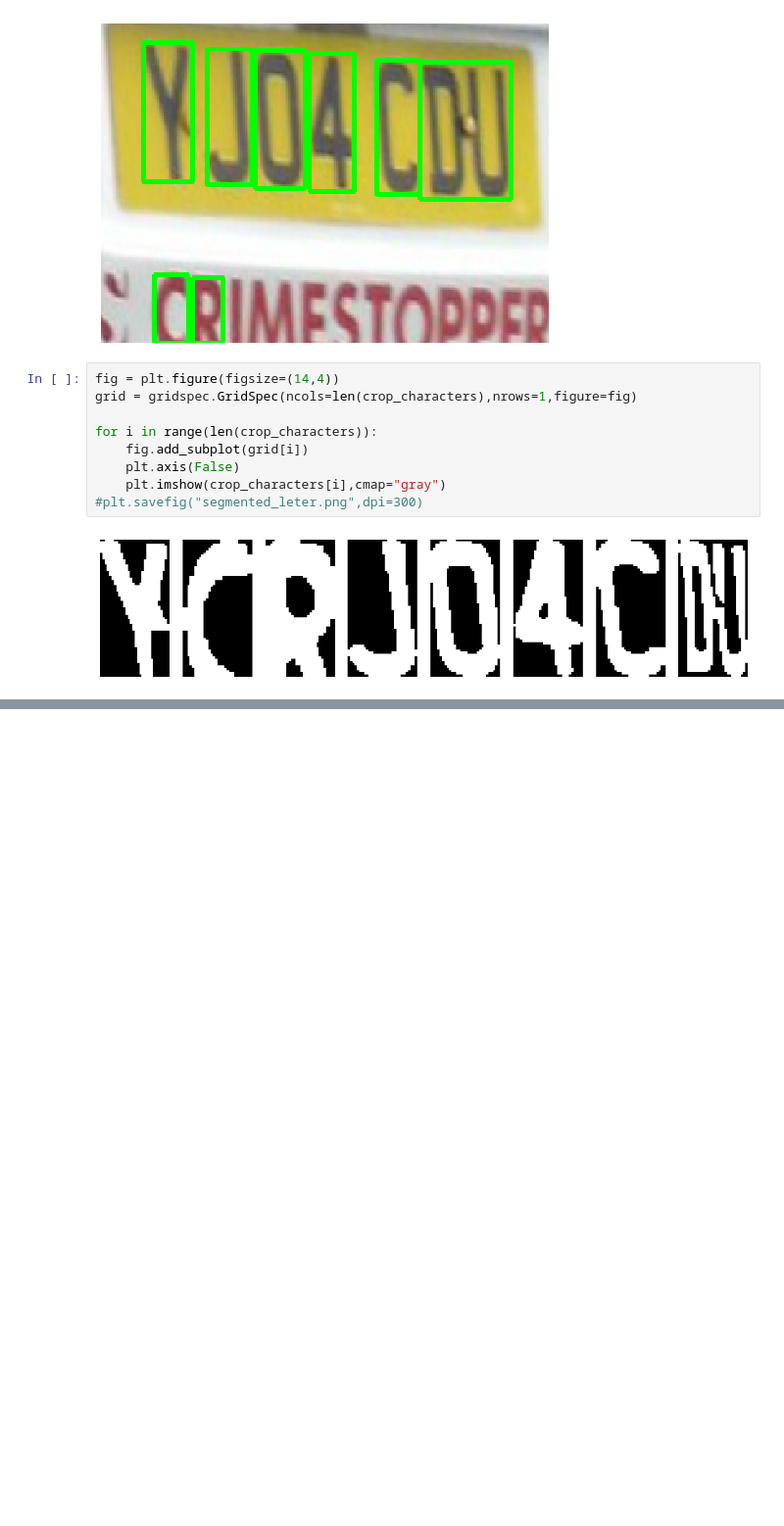
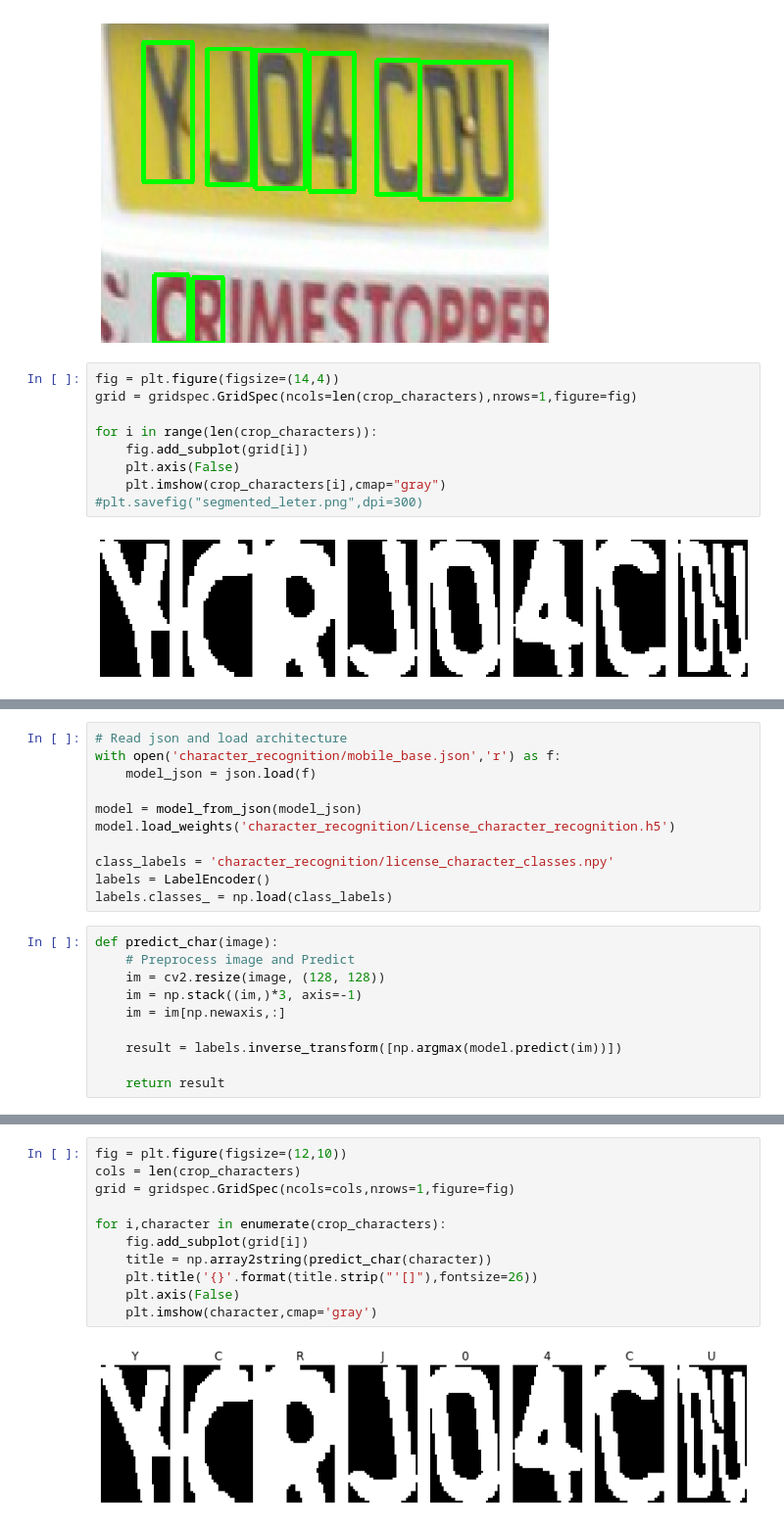
Before and after one commit to jwillow19/license-plate-detection-recognition, a Jupyter notebook: Character_Segmentation.ipynb, the cells around one changed output, grey strips where cells are left out. Shown: that part at 98% size. Saved outputs shown, nothing was run; the diff lists cells and outputs as text; blank space fills up the shorter version.

```diff
--- a/Character_Segmentation.ipynb
+++ b/Character_Segmentation.ipynb
@@ -177,0 +204,21 @@ for i in range(len(crop_characters)):
+# %%
+# Read json and load architecture
+with open('character_recognition/mobile_base.json','r') as f:
+    model_json = json.load(f)
+
+model = model_from_json(model_json)
+model.load_weights('character_recognition/License_character_recognition.h5')
+
+class_labels = 'character_recognition/license_character_classes.npy'
+labels = LabelEncoder()
+labels.classes_ = np.load(class_labels)
+# %%
+def predict_char(image):
+    # Preprocess image and Predict
+    im = cv2.resize(image, (128, 128))
+    im = np.stack((im,)*3, axis=-1)
+    im = im[np.newaxis,:]
+
+    result = labels.inverse_transform([np.argmax(model.predict(im))])
+
+    return result
@@ -177,0 +233,13 @@ for i in range(len(crop_characters)):
+# %%
+fig = plt.figure(figsize=(12,10))
+cols = len(crop_characters)
+grid = gridspec.GridSpec(ncols=cols,nrows=1,figure=fig)
+
+for i,character in enumerate(crop_characters):
+    fig.add_subplot(grid[i])
+    title = np.array2string(predict_char(character))
+    plt.title('{}'.format(title.strip("'[]"),fontsize=26))
+    plt.axis(False)
+    plt.imshow(character,cmap='gray')
+# %% [output]
+[figure, added]
```
Also changed, not shown: parts of 5 cells of this notebook, 14 other files.
